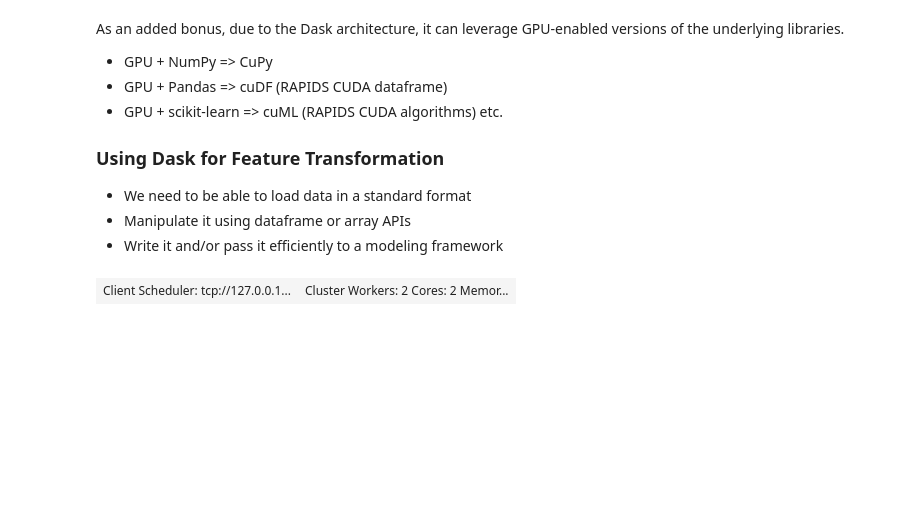
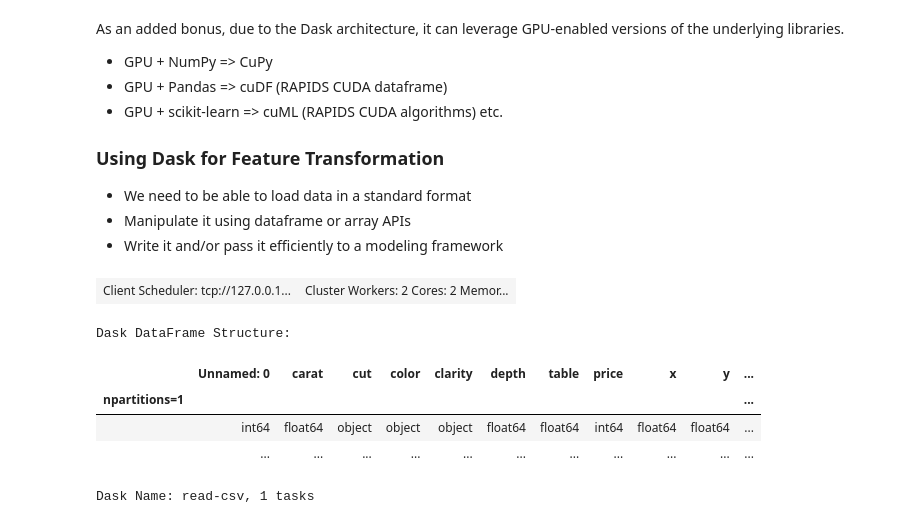
Before and after one commit to adbreind/techniques, a Jupyter notebook: 03-Features-Modeling.ipynb, the cells around one changed output. Saved outputs shown, nothing was run; the diff lists cells and outputs as text; code cells hidden in the pictures; blank space fills up the shorter version.

```diff
--- a/03-Features-Modeling.ipynb
+++ b/03-Features-Modeling.ipynb
@@ -84,7 +84,7 @@ from dask import array as da
 from dask.distributed import Client
 
 client = Client(n_workers=2, threads_per_worker=1, memory_limit='1GB')
+
+client
+# %% [output]
+| Client Scheduler: tcp://127.0.0.1... | Cluster Workers: 2 Cores: 2 Memor... |
-# %%
-client
-# %% [output]
-| Client Scheduler: tcp://127.0.0.1... | Cluster Workers: 2 Cores: 2 Memor... |
@@ -92,0 +91,10 @@ client
+# %%
+df = ddf.read_csv('data/diamonds.csv')
+df
+# %% [output]
+Dask DataFrame Structure:
+|  | Unnamed: 0 | carat | cut | color | clarity | depth | table | price | x | y | ... |
+| npartitions=1 |  |  |  |  |  |  |  |  |  |  | ... |
+|  | int64 | float64 | object | object | object | float64 | float64 | int64 | float64 | float64 | ... |
+|  | ... | ... | ... | ... | ... | ... | ... | ... | ... | ... | ... |
+Dask Name: read-csv, 1 tasks
```
Also changed, not shown: parts of 19 cells of this notebook, 4 other files.
